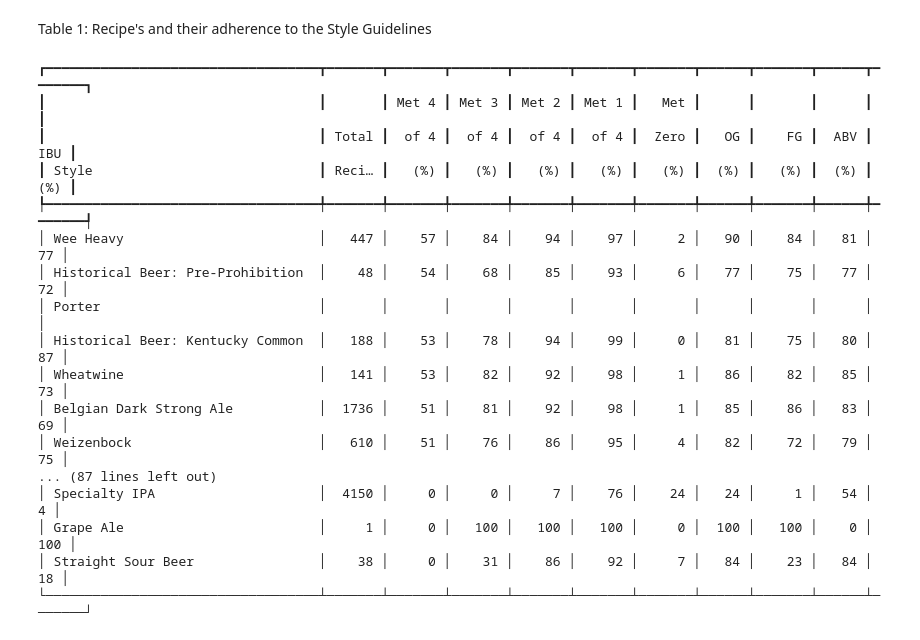
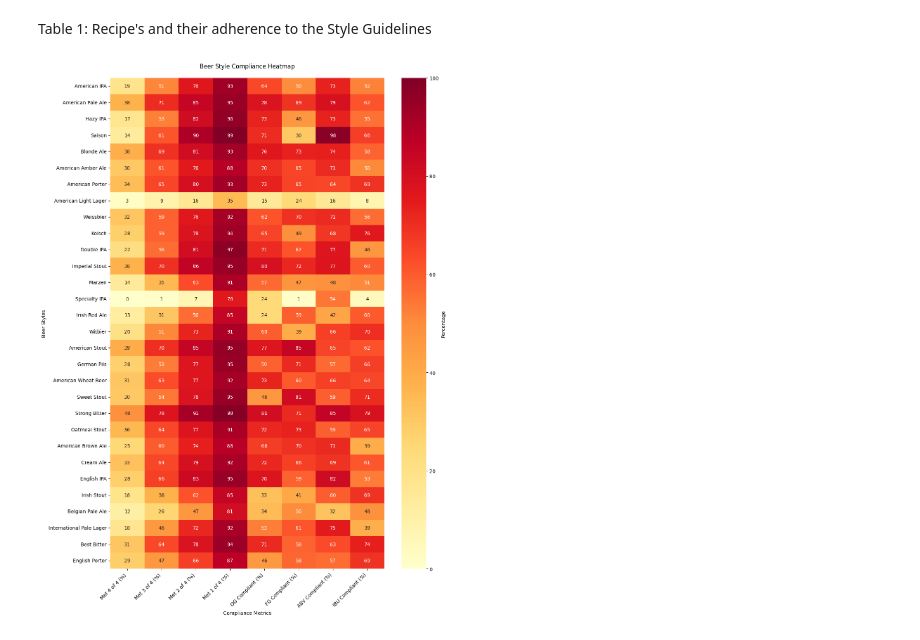
Before and after one commit to Redsoxin7/beer_recipes, a Jupyter notebook: Beer_Recipe_Analysis.ipynb, the cells around one changed output. Drawn from its saved outputs; the diff is of its cells as text; code cells hidden in the pictures.

```diff
--- a/Beer_Recipe_Analysis.ipynb
+++ b/Beer_Recipe_Analysis.ipynb
@@ -237,5 +273,49 @@ Data columns (total 10 columns):
 # %% [markdown]
 Table 1: Recipe's and their adherence to the Style Guidelines
+# %%
+# Create a heatmap of the compliance of the recipes to the Style Guidelines for top 20 Styles
+def create_compliance_heatmap(summary_table, top_n=30):
+    # Select columns for the heatmap
+    heatmap_columns = [
+        'Met 4 of 4 (%)', 'Met 3 of 4 (%)', 'Met 2 of 4 (%)',
+        'Met 1 of 4 (%)', 'OG Compliant (%)', 'FG Compliant (%)',
+        'ABV Compliant (%)', 'IBU Compliant (%)'
+    ]
+
+    # Sort by 'Met 4 of 4 (%)' and get top N styles
+    plot_data = summary_table.sort_values('Total_Recipes', ascending=False).head(top_n)
+
+    # Create the heatmap
+    plt.figure(figsize=(12, 16))
+
+    # Create heatmap
+    sns.heatmap(plot_data[heatmap_columns],
+                annot=True,  # Show values in cells
+                fmt='0.0f',  # Format as integer
+                cmap='YlOrRd',  # Yellow-Orange-Red color scheme
+                center=50,  # Center the colormap at 50%
+                vmin=0,
+                vmax=100,
+                cbar_kws={'label': 'Percentage'})
+
+    # Customize the plot
+    plt.title('Beer Style Compliance Heatmap', pad=20)
+    plt.xlabel('Compliance Metrics')
+    plt.ylabel('Beer Styles')
+
+    # Rotate x-axis labels for better readability
+    plt.xticks(rotation=45, ha='right')
+    plt.yticks(rotation=0)
+
+    # Adjust layout to prevent label cutoff
+    plt.tight_layout()
+
+    plt.show()
+
+# Create the heatmap
+create_compliance_heatmap(summary_table)
+# %% [output]
+[figure, added]
 # %%
 def check_recipe_compliance(beer_recipes, bjcp_style):
     # Remove styles with missing FG values from bjcp_style
@@ -303,29 +383,11 @@ summary_table.index = compliance_df['Style'].unique()
 summary_table_sorted = summary_table.sort_values('Met 4 of 4 (%)', ascending=False)
 
 # Display the sorted table
-display_compliance_table(summary_table_sorted)
+# display_compliance_table(summary_table_sorted)
 
 # Display the summary table
 # print("\nCompliance Summary Table (Percentages):")
 # print(summary_table)
-# %% [output]
-┏━━━━━━━━━━━━━━━━━━━━━━━━━━━━━━━━━━━┳━━━━━━━┳━━━━━━━┳━━━━━━━┳━━━━━━━┳━━━━━━━┳━━━━━━━┳━━━━━━┳━━━━━━━┳━━━━━━┳━━━━━━━┓
-┃                                   ┃       ┃ Met 4 ┃ Met 3 ┃ Met 2 ┃ Met 1 ┃   Met ┃      ┃       ┃      ┃       ┃
-┃                                   ┃ Total ┃  of 4 ┃  of 4 ┃  of 4 ┃  of 4 ┃  Zero ┃   OG ┃    FG ┃  ABV ┃   IBU ┃
-┃ Style                             ┃ Reci… ┃   (%) ┃   (%) ┃   (%) ┃   (%) ┃   (%) ┃  (%) ┃   (%) ┃  (%) ┃   (%) ┃
-┡━━━━━━━━━━━━━━━━━━━━━━━━━━━━━━━━━━━╇━━━━━━━╇━━━━━━━╇━━━━━━━╇━━━━━━━╇━━━━━━━╇━━━━━━━╇━━━━━━╇━━━━━━━╇━━━━━━╇━━━━━━━┩
-│ Wee Heavy                         │   447 │    57 │    84 │    94 │    97 │     2 │   90 │    84 │   81 │    77 │
-│ Historical Beer: Pre-Prohibition  │    48 │    54 │    68 │    85 │    93 │     6 │   77 │    75 │   77 │    72 │
-│ Porter                            │       │       │       │       │       │       │      │       │      │       │
-│ Historical Beer: Kentucky Common  │   188 │    53 │    78 │    94 │    99 │     0 │   81 │    75 │   80 │    87 │
-│ Wheatwine                         │   141 │    53 │    82 │    92 │    98 │     1 │   86 │    82 │   85 │    73 │
-│ Belgian Dark Strong Ale           │  1736 │    51 │    81 │    92 │    98 │     1 │   85 │    86 │   83 │    69 │
-│ Weizenbock                        │   610 │    51 │    76 │    86 │    95 │     4 │   82 │    72 │   79 │    75 │
-... (87 lines left out)
-│ Specialty IPA                     │  4150 │     0 │     0 │     7 │    76 │    24 │   24 │     1 │   54 │     4 │
-│ Grape Ale                         │     1 │     0 │   100 │   100 │   100 │     0 │  100 │   100 │    0 │   100 │
-│ Straight Sour Beer                │    38 │     0 │    31 │    86 │    92 │     7 │   84 │    23 │   84 │    18 │
-└───────────────────────────────────┴───────┴───────┴───────┴───────┴───────┴───────┴──────┴───────┴──────┴───────┘
 # %%
 from rich.console import Console
 from rich.table import Table
```
Also changed, not shown: parts of 26 cells of this notebook.
